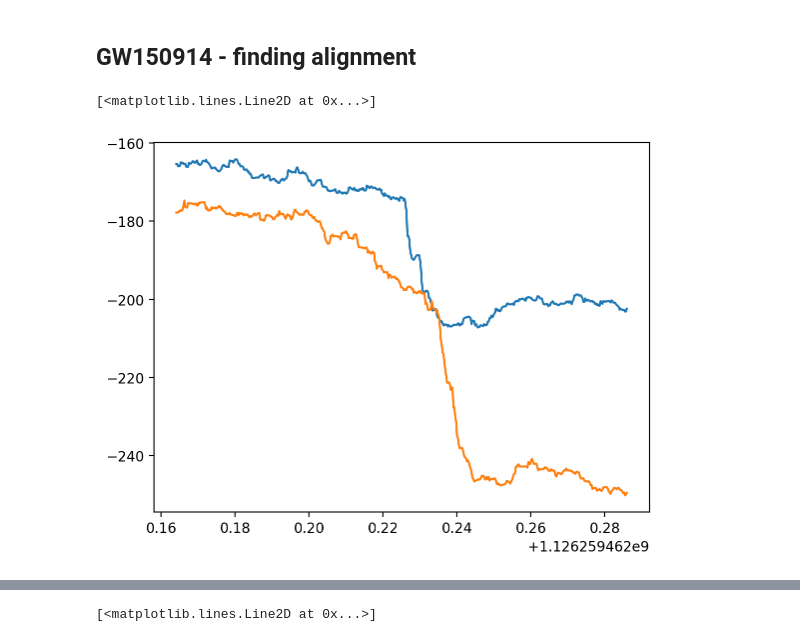
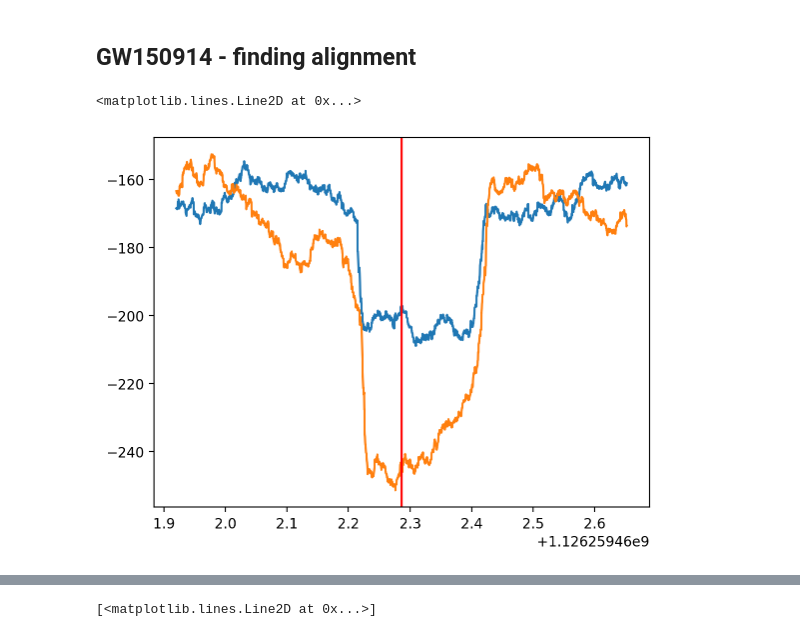
Before and after one commit to Lu-Neil/qnm_filter, a Jupyter notebook: code_demo/Evidence-alignment.ipynb, the cells around one changed output, grey strips where cells are left out. Saved outputs shown, nothing was run; the diff lists cells and outputs as text; code cells hidden in the pictures.

```diff
--- a/code_demo/Evidence-alignment.ipynb
+++ b/code_demo/Evidence-alignment.ipynb
@@ -22,8 +22,6 @@ input = dict(model_list = [(2, 2, 0)], #l, m, n
              window_width = 0.2,
              # sampling rate after conditioning (in Hz)
              srate = 4096,
-             # sky localization
-             ra = 0, dec = 0,
              # lower limit of the high-pass filter (in Hz)
              flow = 20)
 
@@ -35,8 +33,8 @@ mass_grid, chi_grid = np.meshgrid(massspace, chispace)
 
 
 index_spacing = 1
-num_iteration = 500
-initial_offset = -1000
+num_iteration = 3000
+initial_offset = -2000
 # %%
 fit_L = qnm_filter.Network(**input)
 fit_L.import_ligo_data('L-L1_GWOSC_16KHZ_R1-1126259447-32.hdf5')
@@ -72,6 +70,7 @@ evidence_arr_H /= np.log(10)
 # %%
 pl.plot(t_arr, evidence_arr_L)
 pl.plot(t_arr, evidence_arr_H)
+pl.axvline(t_arr[idx], c = 'r')
 # %% [output]
-[<matplotlib.lines.Line2D at 0x...>]
+<matplotlib.lines.Line2D at 0x...>
-[figure, old version]
+[figure, new version]
```
Also changed, not shown: parts of 5 cells of this notebook.
